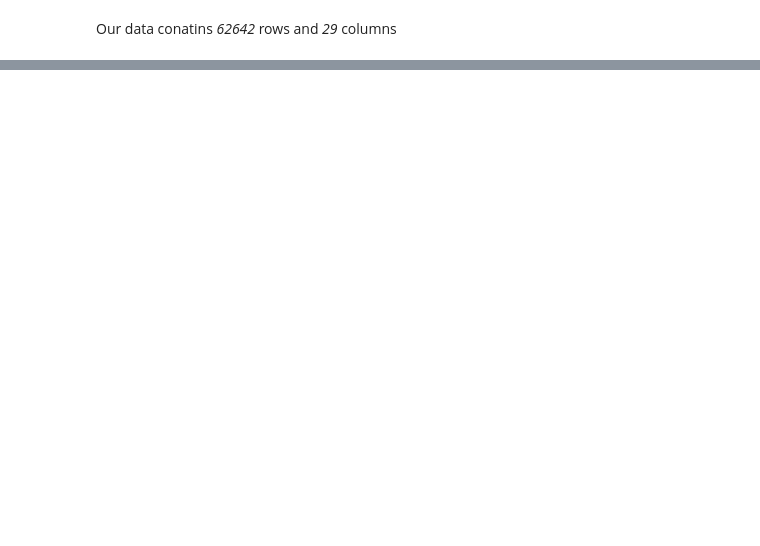
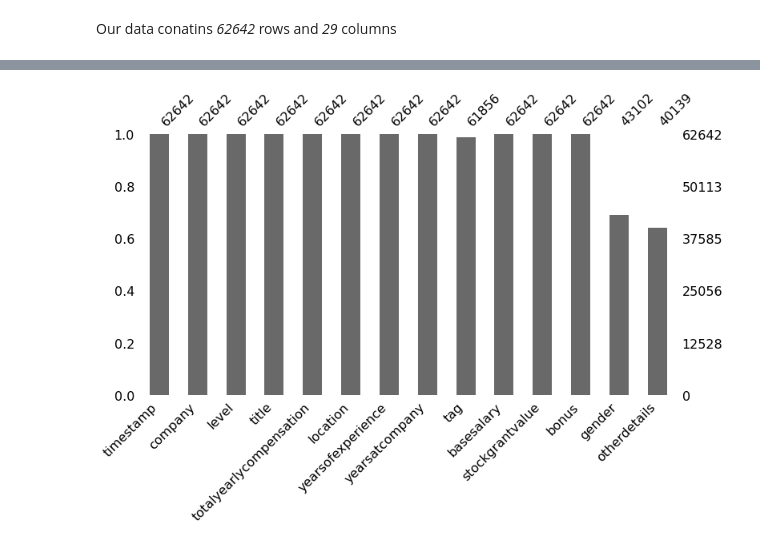
Before and after one commit to MokuaEnock/Machine-Learning-Notes, a Jupyter notebook: Module_1_Data_cleaning/data_cleaning.ipynb, the cells around one changed output, grey strips where cells are left out. Cells and saved outputs as stored; diff of their text form; code cells hidden in the pictures; blank space fills up the shorter version.

Commit message:
change datatypes of columns

```diff
--- a/Module_1_Data_cleaning/data_cleaning.ipynb
+++ b/Module_1_Data_cleaning/data_cleaning.ipynb
@@ -20,0 +14,4 @@ df.head()
+# %%
+""" Reading the data """
+response = requests.get("https://www.levels.fyi/js/salaryData.json").json()
+df = pd.DataFrame(response)
@@ -88,0 +84,2 @@ dtype: int64
+# %%
+df_copy = df_copy.drop(["cityid", "dmaid", "rowNumber"], axis=1)
@@ -88,0 +97,2 @@ dtype: int64
+# %%
+df_copy = df_copy.replace("", np.nan)
@@ -88,0 +103,5 @@ dtype: int64
+# %%
+#we will begin by visualizing column with the highest number of missing vaues
+missingno.bar(df_copy, figsize=(12, 6));
+# %% [output]
+[figure, added]
```
Also changed, not shown: parts of 25 cells of this notebook.
